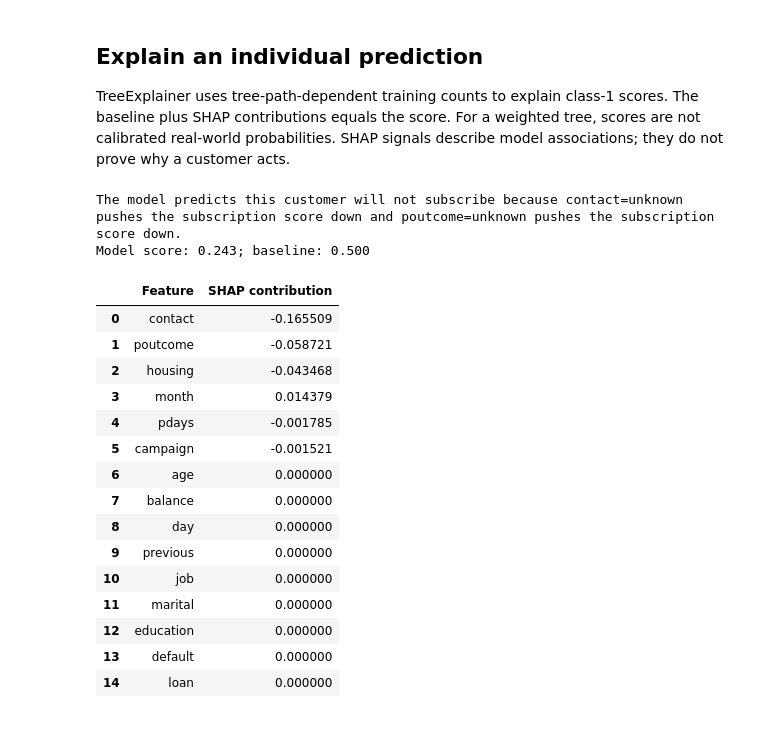
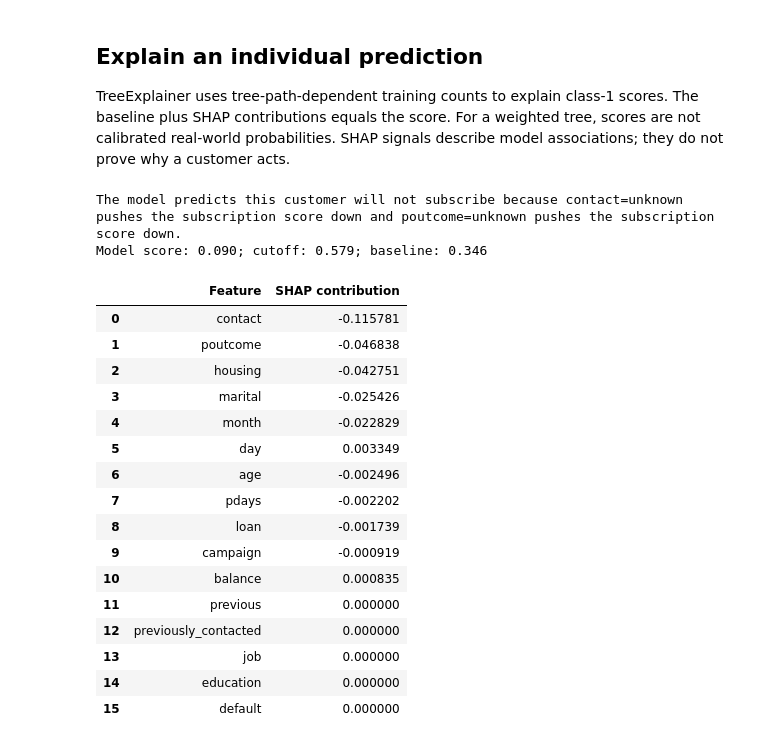
Before and after one commit to jarrodfranktamargocics-ui/DS_4_DecisionTreeClassifier_byte, a Jupyter notebook: notebooks/bank_marketing.ipynb, the cells around one changed output. Drawn from its saved outputs; the diff is of its cells as text; code cells hidden in the pictures.

```diff
--- a/notebooks/bank_marketing.ipynb
+++ b/notebooks/bank_marketing.ipynb
@@ -112,6 +303,6 @@ def train():
     print(json.dumps(metrics,indent=2))
     return pipeline, X_test, y_test, explainer, metrics
 # %%
-pipeline, X_test, y_test, explainer, metrics = train()
+pipeline, X_test, y_test, explainer, metrics = train(reuse_selection=True)
 # %% [output]
 {
@@ -171,35 +399,36 @@ TreeExplainer uses tree-path-dependent training counts to explain class-1 scores
 # %%
 row = X_test.iloc[[0]]
 z = pipeline.named_steps['preprocess'].transform(row)
 phi = explainer.shap_values(z)[0,:,1]
 score = pipeline.predict_proba(row)[0,1]
 assert abs(explainer.expected_value[1] + phi.sum() - score) < 1e-8
 artifact = json.loads((ROOT/'web/model.json').read_text())
 contributions = {}
 for f, value in zip(artifact['features'], phi):
     contributions[f['source']] = contributions.get(f['source'], 0) + float(value)
-yes = score > .5
+yes = score >= metrics['decision_threshold']
 ranked = sorted(contributions.items(), key=lambda item: abs(item[1]), reverse=True)
 reasons = [(k,v) for k,v in ranked if (v>0 if yes else v<0)][:2]
 print(f'The model predicts this customer will {"" if yes else "not "}subscribe because ' + ' and '.join(f'{k}={row.iloc[0][k]} pushes the subscription score {"up" if v>0 else "down"}' for k,v in reasons) + '.')
-print(f'Model score: {score:.3f}; baseline: {explainer.expected_value[1]:.3f}')
+print(f'Model score: {score:.3f}; cutoff: {metrics["decision_threshold"]:.3f}; baseline: {explainer.expected_value[1]:.3f}')
 display(pd.DataFrame(ranked, columns=['Feature', 'SHAP contribution']))
 # %% [output]
 The model predicts this customer will not subscribe because contact=unknown pushes the subscription score down and poutcome=unknown pushes the subscription score down.
-Model score: 0.243; baseline: 0.500
+Model score: 0.090; cutoff: 0.579; baseline: 0.346
 |  | Feature | SHAP contribution |
-| 0 | contact | -0.165509 |
-| 1 | poutcome | -0.058721 |
-| 2 | housing | -0.043468 |
-| 3 | month | 0.014379 |
-| 4 | pdays | -0.001785 |
-| 5 | campaign | -0.001521 |
-| 6 | age | 0.000000 |
-| 7 | balance | 0.000000 |
-| 8 | day | 0.000000 |
-| 9 | previous | 0.000000 |
-| 10 | job | 0.000000 |
-| 11 | marital | 0.000000 |
-| 12 | education | 0.000000 |
-| 13 | default | 0.000000 |
-| 14 | loan | 0.000000 |
+| 0 | contact | -0.115781 |
+| 1 | poutcome | -0.046838 |
+| 2 | housing | -0.042751 |
+| 3 | marital | -0.025426 |
+| 4 | month | -0.022829 |
+| 5 | day | 0.003349 |
+| 6 | age | -0.002496 |
+| 7 | pdays | -0.002202 |
+| 8 | loan | -0.001739 |
+| 9 | campaign | -0.000919 |
+| 10 | balance | 0.000835 |
+| 11 | previous | 0.000000 |
+| 12 | previously_contacted | 0.000000 |
+| 13 | job | 0.000000 |
+| 14 | education | 0.000000 |
+| 15 | default | 0.000000 |
```
Also changed, not shown: parts of 10 cells of this notebook, 44 other files.
